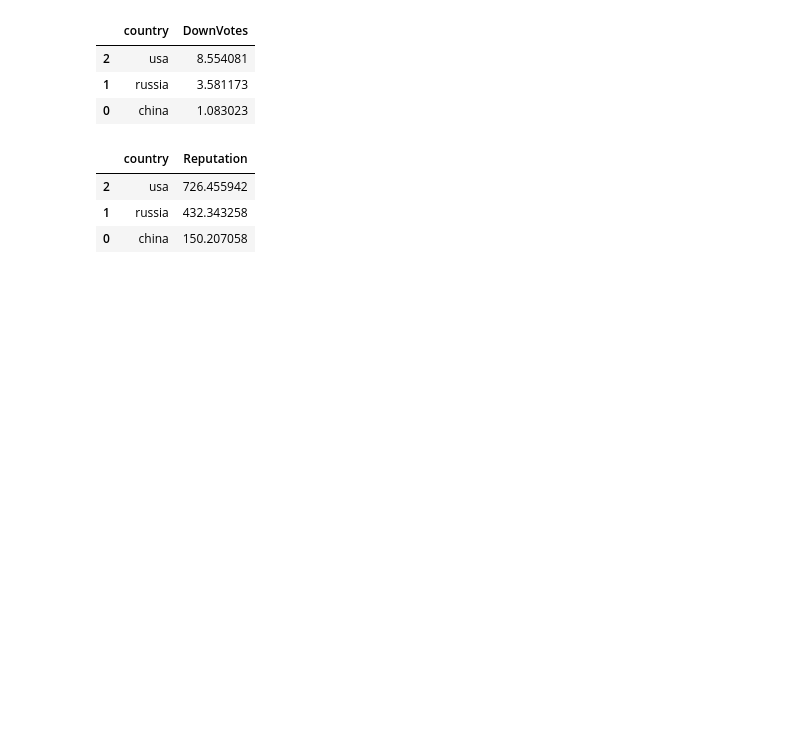
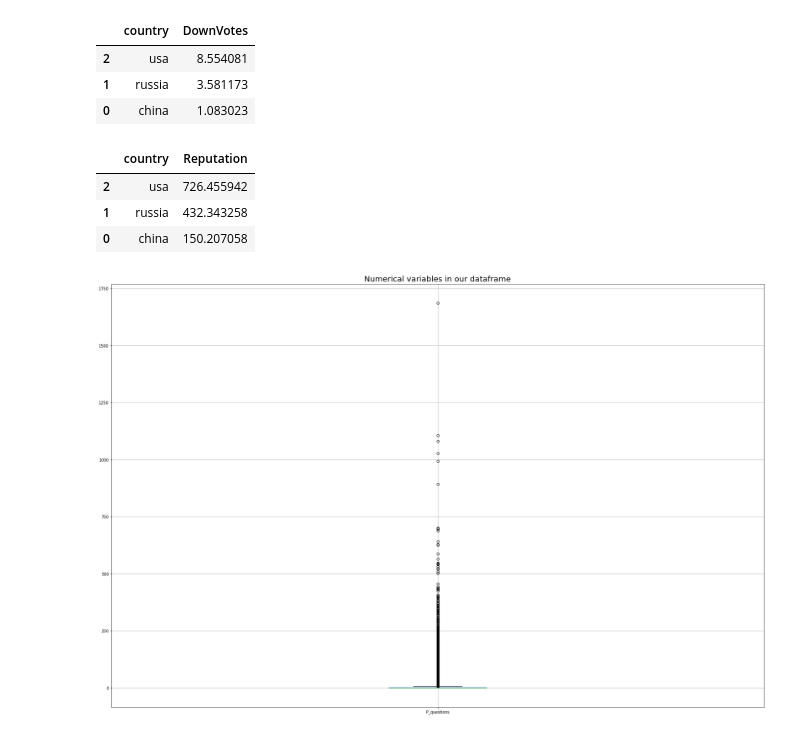
Before and after one commit to zolduoarrati/repos, a Jupyter notebook: Python/Jupyter/ML/New_Solution.ipynb, the cells around one changed output. Cells and saved outputs as stored; diff of their text form; code cells hidden in the pictures; blank space fills up the shorter version.

```diff
--- a/Python/Jupyter/ML/New_Solution.ipynb
+++ b/Python/Jupyter/ML/New_Solution.ipynb
@@ -154,3 +156,11 @@ df_train[['country', 'Reputation']].groupby(['country'], as_index=False).mean().
 | 2 | usa | 726.455942 |
 | 1 | russia | 432.343258 |
 | 0 | china | 150.207058 |
+# %%
+num_cols = ['P_questions']#,'activity_in_months','UpVotes','DownVotes','Reputation','Views','badges','Q_comments','A_comments','P_questions','P_answers','p_ModeratorNomination','p_TagWiki','p_TagWikiExerpt','ph_InitialTitle','ph_EditTitle','ph_InitialBody','ph_InitialTags','ph_EditBody','ph_EditTags','ph_RollbackTitle','ph_RollbackBody','ph_PostReopened','ph_RollbackTags','ph_PostClosed','ph_PostDeleted','ph_PostUndeleted','ph_CommunityOwned','ph_PostLocked','ph_PostUnlocked','ph_QuestionUnprotected','ph_QuestionProtected','ph_PostNoticeRemoved','ph_PostNoticeAdded','ph_PostMergeSource','ph_PostMigratedAway','ph_PostMergeDestination']
+plt.figure(figsize=(30,20))
+df[num_cols].boxplot()
+plt.title("Numerical variables in our dataframe", fontsize=20)
+plt.show()
+# %% [output]
+[figure, added]
```
Also changed, not shown: parts of 3 cells of this notebook.
